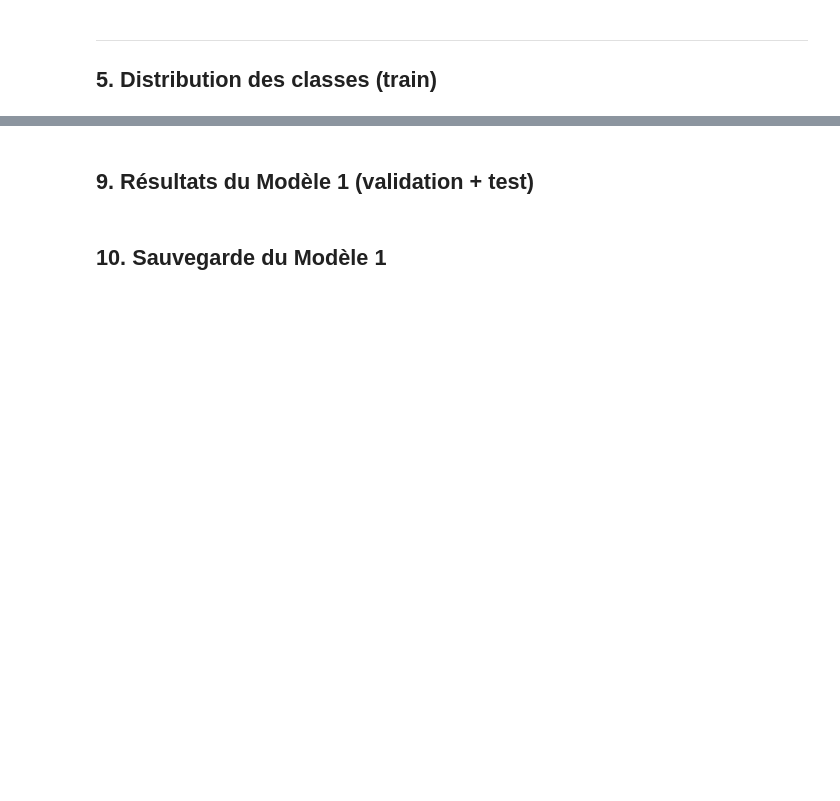
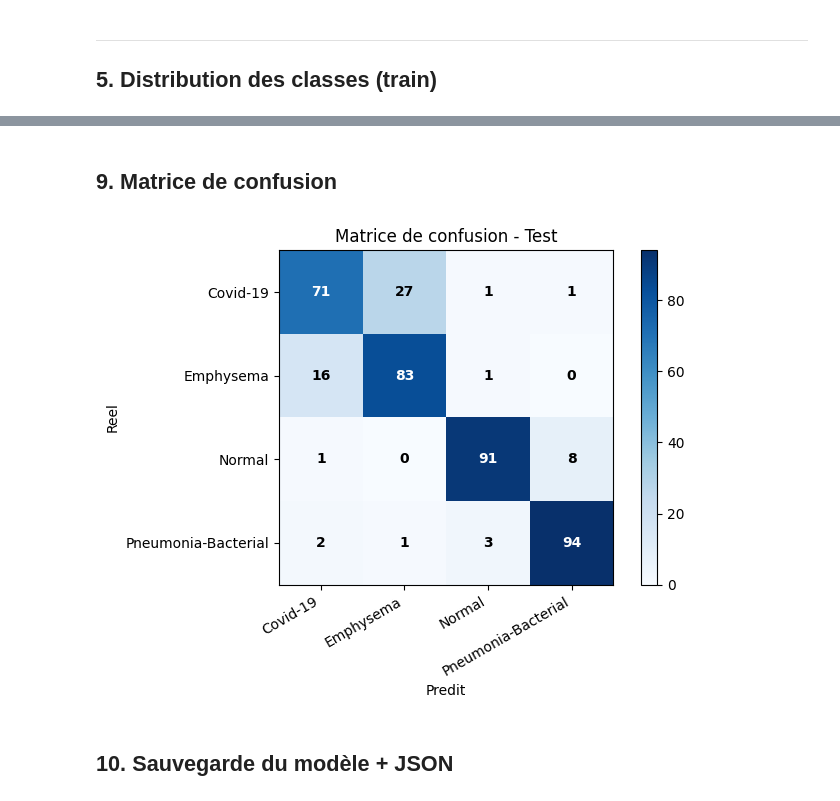
Before and after one commit to nadiaAmmour/ChestX6-Streaming, a Jupyter notebook: notebooks/models_complet.ipynb, the cells around one changed output, grey strips where cells are left out. Cells and saved outputs as stored; diff of their text form; code cells hidden in the pictures; blank space fills up the shorter version.

```diff
--- a/notebooks/models_complet.ipynb
+++ b/notebooks/models_complet.ipynb
@@ -294,7 +211,6 @@ print(f"     Entrée : vecteur {FEATURE_DIM} features (brutes, aucun prétraitem
 # %%
-print("Entraînement du Modèle 1 en cours...")
+print("Entrainement en cours...")
 t0 = time.time()
-# class_weight gère déjà le déséquilibre (sample_weight ferait double emploi)
-model1 = pipeline_m1.fit(X_train, y_train)
-elapsed_m1 = time.time() - t0
-print(f"OK - Modèle 1 entraîné en {elapsed_m1:.1f}s ({elapsed_m1/60:.1f} min)")
+model.fit(X_train, y_train)
+elapsed = time.time() - t0
+print(f"OK - Modele entraine en {elapsed:.1f}s ({elapsed/60:.1f} min)")
@@ -354,11 +263,30 @@ print("OK - Fonctions d'évaluation M1 définies")
 # %% [markdown]
-## 9. Résultats du Modèle 1 (validation + test)
+## 9. Matrice de confusion
 # %%
-y_test_pred_m1, metrics_test_m1 = evaluate_m1(model1, X_test, y_test, "M1 — TEST")
-cm_test_m1 = plot_cm_m1(y_test, y_test_pred_m1, "Test",
-                        str(OUTPUT_DIR / "confusion_matrix_test.png"))
+n  = len(CLASS_LABELS)
+cm = confusion_matrix(y_test, y_pred, labels=list(range(n)))
+
+fig, ax = plt.subplots(figsize=(7, 5))
+im = ax.imshow(cm, cmap='Blues')
+plt.colorbar(im)
+ax.set_xticks(range(n)); ax.set_yticks(range(n))
+ax.set_xticklabels(CLASS_LABELS, rotation=30, ha='right')
+ax.set_yticklabels(CLASS_LABELS)
+ax.set_xlabel('Predit'); ax.set_ylabel('Reel')
+ax.set_title('Matrice de confusion - Test')
+threshold = cm.max() / 2 if cm.max() > 0 else 1
+for i in range(n):
+    for j in range(n):
+        ax.text(j, i, str(cm[i, j]), ha='center', va='center',
+                fontweight='bold',
+                color='white' if cm[i, j] > threshold else 'black')
+plt.tight_layout()
+plt.savefig(str(OUTPUT_DIR / "confusion_matrix_test.png"), dpi=100, bbox_inches='tight')
+plt.show()
+# %% [output]
+[figure, added]
 # %% [markdown]
-## 10. Sauvegarde du Modèle 1
+## 10. Sauvegarde du modèle + JSON
 # %%
 import joblib
 
```
Also changed, not shown: parts of 41 cells of this notebook, 4 other files.
